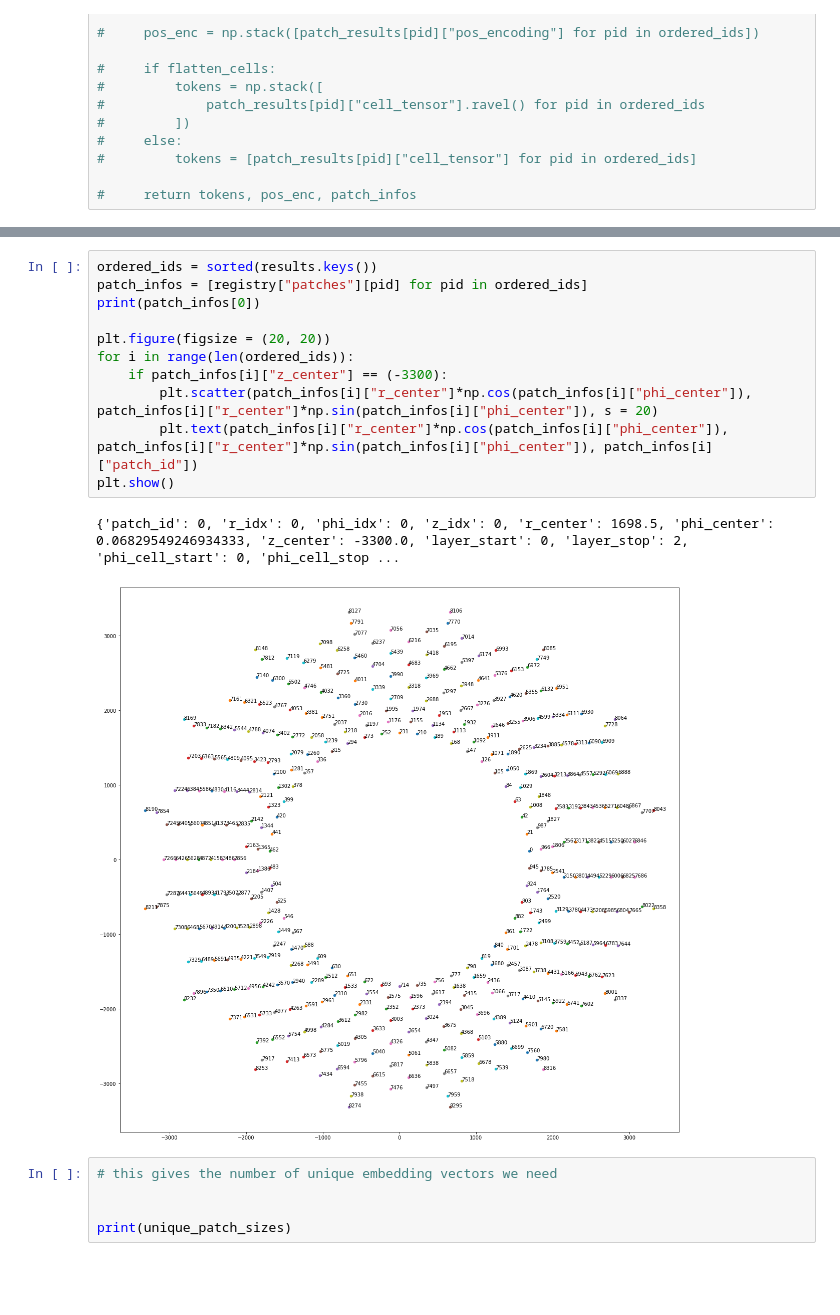
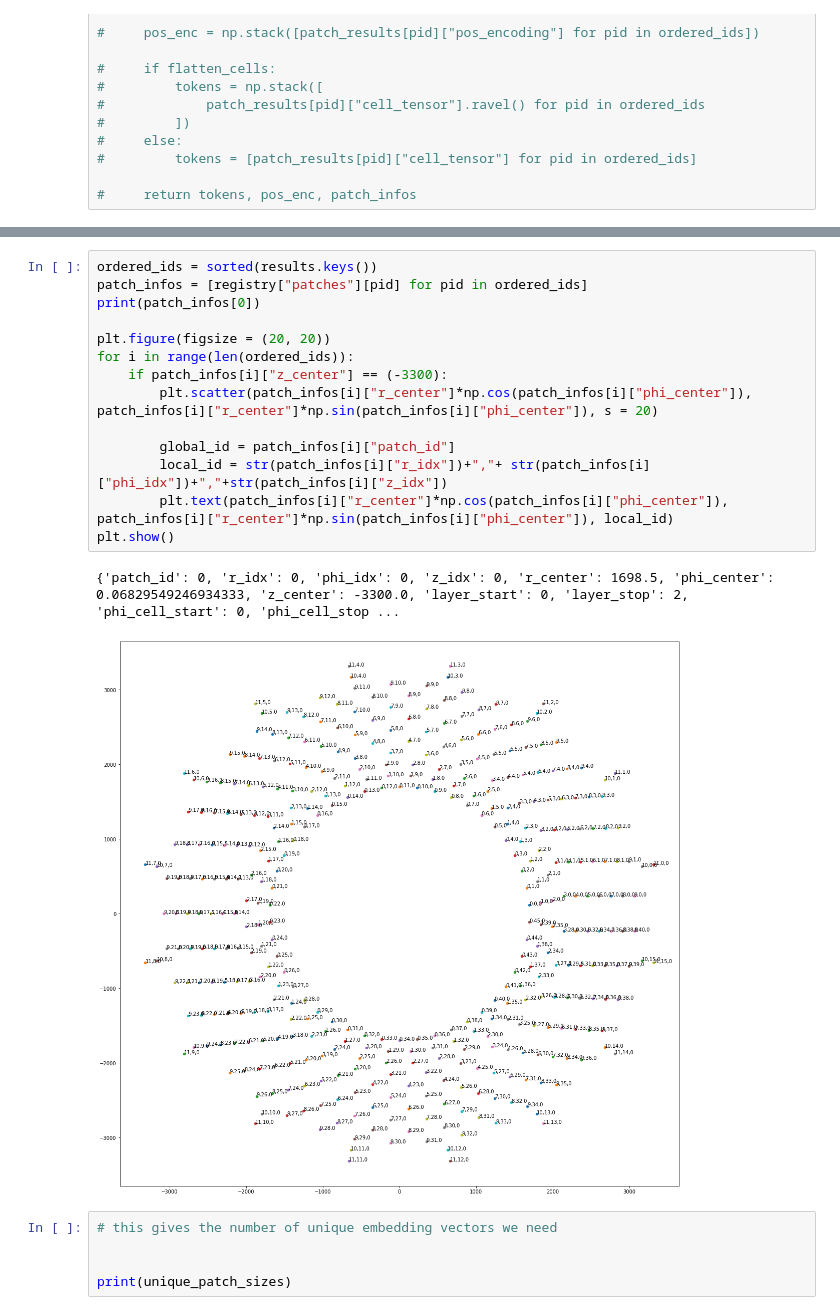
Before and after one commit to erwulff/particlemind, a Jupyter notebook: src/define_patching.ipynb, the cells around one changed output, grey strips where cells are left out. Saved outputs shown, nothing was run; the diff lists cells and outputs as text; blank space fills up the shorter version.

```diff
--- a/src/define_patching.ipynb
+++ b/src/define_patching.ipynb
@@ -650,17 +650,20 @@ print(results[0])
 # %%
 ordered_ids = sorted(results.keys())
 patch_infos = [registry["patches"][pid] for pid in ordered_ids]
 print(patch_infos[0])
 
 plt.figure(figsize = (20, 20))
 for i in range(len(ordered_ids)):
     if patch_infos[i]["z_center"] == (-3300):
         plt.scatter(patch_infos[i]["r_center"]*np.cos(patch_infos[i]["phi_center"]), patch_infos[i]["r_center"]*np.sin(patch_infos[i]["phi_center"]), s = 20)
-        plt.text(patch_infos[i]["r_center"]*np.cos(patch_infos[i]["phi_center"]), patch_infos[i]["r_center"]*np.sin(patch_infos[i]["phi_center"]), patch_infos[i]["patch_id"])
+
+        global_id = patch_infos[i]["patch_id"]
+        local_id = str(patch_infos[i]["r_idx"])+","+ str(patch_infos[i]["phi_idx"])+","+str(patch_infos[i]["z_idx"])
+        plt.text(patch_infos[i]["r_center"]*np.cos(patch_infos[i]["phi_center"]), patch_infos[i]["r_center"]*np.sin(patch_infos[i]["phi_center"]), local_id)
 plt.show()
 # %% [output]
 {'patch_id': 0, 'r_idx': 0, 'phi_idx': 0, 'z_idx': 0, 'r_center': 1698.5, 'phi_center': 0.06829549246934333, 'z_center': -3300.0, 'layer_start': 0, 'layer_stop': 2, 'phi_cell_start': 0, 'phi_cell_stop ...
-[figure, old version]
+[figure, new version]
 # %%
 # this gives the number of unique embedding vectors we need
 
```
Also changed, not shown: 8 other files.
